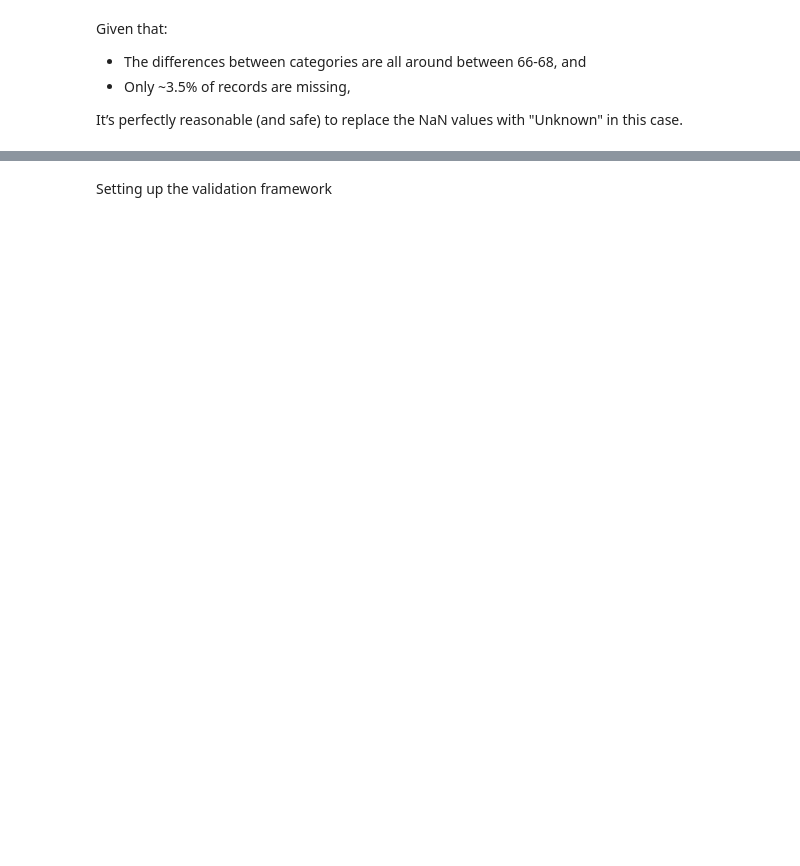
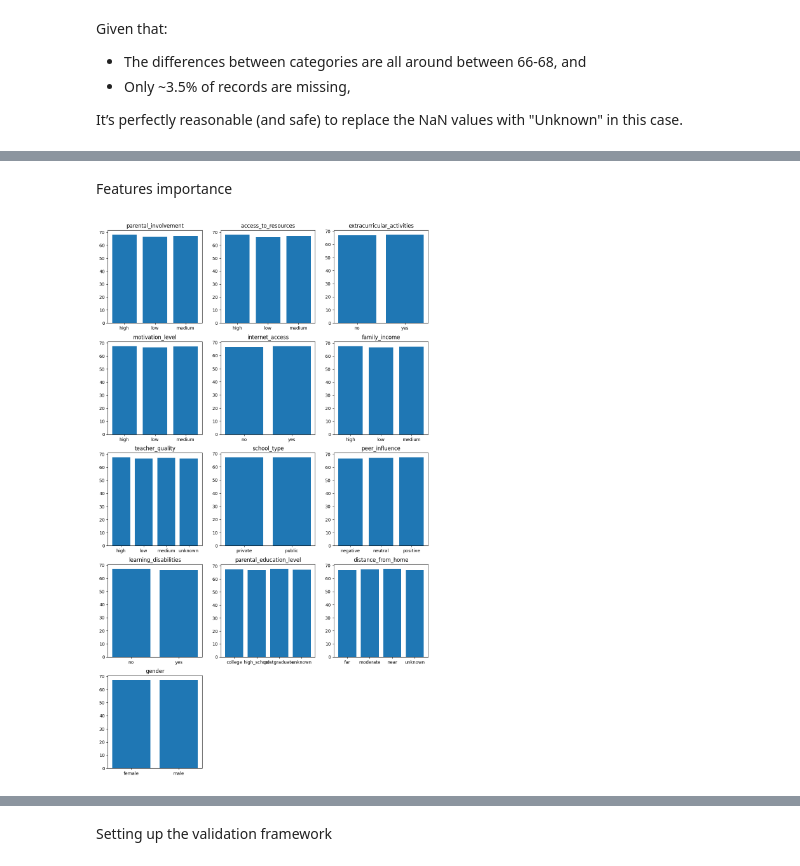
Before and after one commit to alexispdDev/student-performance-prediction, a Jupyter notebook: src/student_performance_prediction/main.ipynb, the cells around one changed output, grey strips where cells are left out. Saved outputs shown, nothing was run; the diff lists cells and outputs as text; code cells hidden in the pictures; blank space fills up the shorter version.

```diff
--- a/src/student_performance_prediction/main.ipynb
+++ b/src/student_performance_prediction/main.ipynb
@@ -114,0 +194,16 @@ df = df.fillna('Unknown')
+# %% [markdown]
+Features importance
+# %%
+fig, axes = plt.subplots(5, 3, figsize=(13, 22))
+counter = 0
+for x in range(5):
+    for y in range(3):
+        if counter < len(categorical):
+            distribution = df.groupby(categorical[counter])['exam_score'].mean()
+            axes[x, y].bar(distribution.index, distribution.values)
+            axes[x, y].set_title(categorical[counter])
+        else:
+            fig.delaxes(axes[x][y])
+        counter += 1
+# %% [output]
+[figure, added]
```
Also changed, not shown: parts of 86 cells of this notebook.
